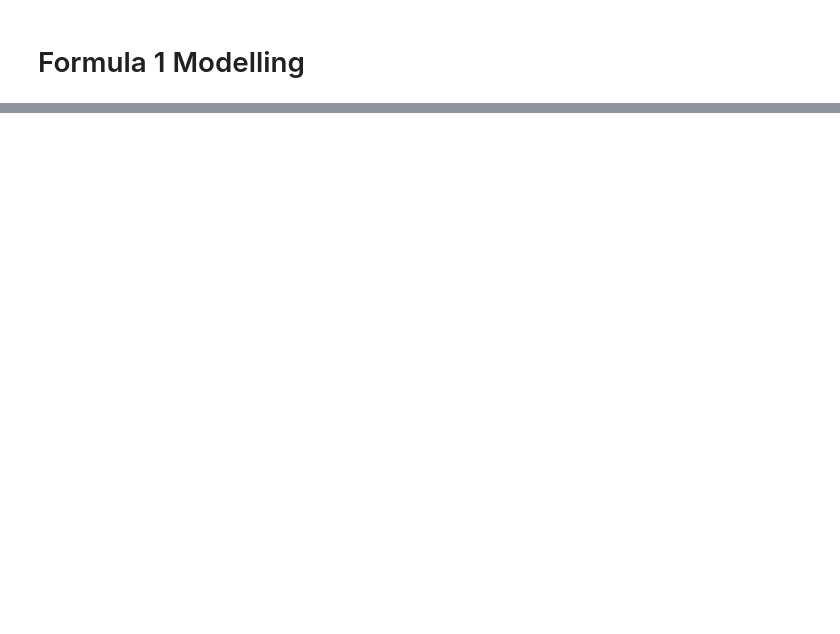
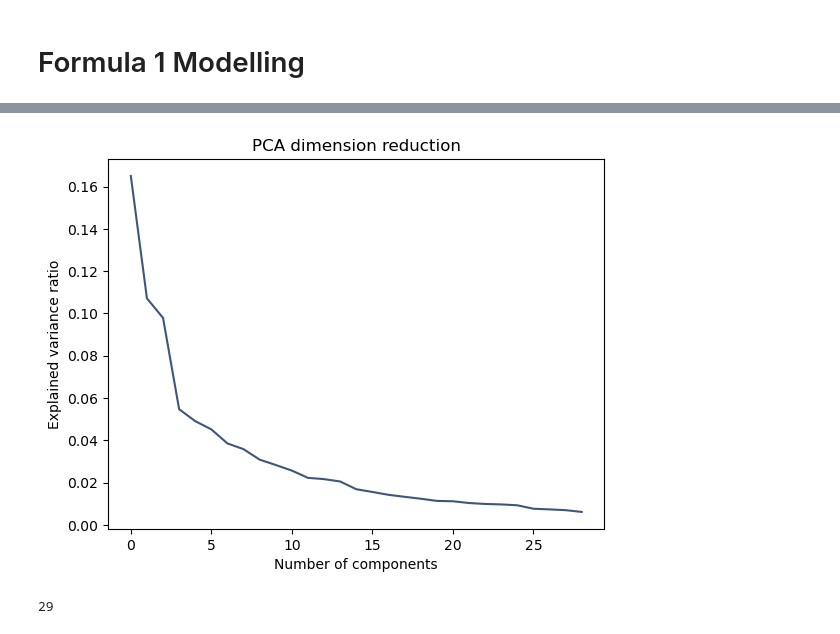
Before and after one commit to bensail-ai/Formula1_prediction, a Jupyter notebook: 6_Formula1_Modelling.ipynb, the cells around one changed output, grey strips where cells are left out. Cells and saved outputs as stored; diff of their text form; code cells hidden in the pictures; blank space fills up the shorter version.

```diff
--- a/6_Formula1_Modelling.ipynb
+++ b/6_Formula1_Modelling.ipynb
@@ -107,0 +85,3 @@ test
+# %%
+hot_encode_col=list(X_train.select_dtypes("object").columns)
+scale_cols = [col for col in X_train.columns if col not in hot_encode_col]
@@ -107,0 +128,5 @@ test
+# %%
+labelencoder=LabelEncoder()
+labelencoder.fit(y_train['quali_position_binned'])
+ypos_train= labelencoder.transform(y_train['quali_position_binned'])
+ypos_test= labelencoder.transform(y_test['quali_position_binned'])
@@ -107,0 +168,27 @@ test
+# %%
+
+transformer =[('numerical_transform',StandardScaler(),scale_cols),
+('hot_encode',OneHotEncoder(handle_unknown="ignore"),hot_encode_col)
+]
+
+pca_estimator=[('column_transform',ColumnTransformer(transformers=transformer)),
+
+        ('pca',PCA(n_components=0.9))# classifier
+
+]
+pca_pipe=Pipeline(pca_estimator)
+# %%
+pca_model=pca_pipe.fit(X_train,ypos_train)
+# %%
+plt.figure()
+plt.plot(np.arange(0,pca_model['pca'].n_components_,1),pca_model['pca'].explained_variance_ratio_)
+plt.ylabel('Explained variance ratio')
+plt.xlabel('Number of components')
+plt.title('PCA dimension reduction')
+plt.show()
+# %% [output]
+[figure, added]
+# %%
+len(pca_model['pca'].explained_variance_)
+# %% [output]
+29
```
Also changed, not shown: parts of 52 cells of this notebook, 8 other files.
